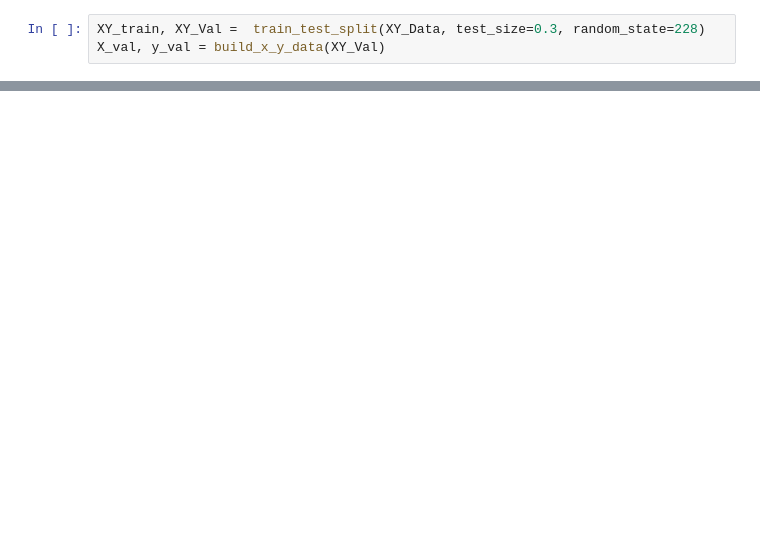
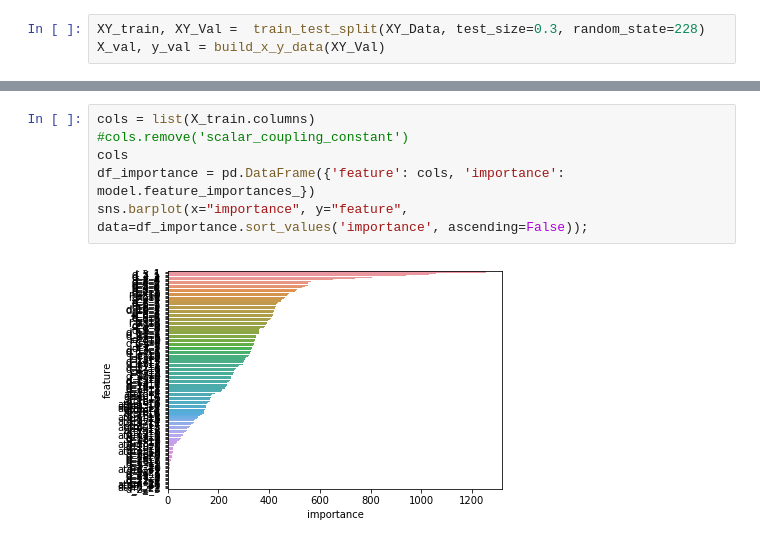
Before and after one commit to dmvlasenk/Kaggle_Predicting_Molecular_Properties, a Jupyter notebook: src/SingleTraning.ipynb, the cells around one changed output, grey strips where cells are left out. Saved outputs shown, nothing was run; the diff lists cells and outputs as text; blank space fills up the shorter version.

```diff
--- a/src/SingleTraning.ipynb
+++ b/src/SingleTraning.ipynb
@@ -77,0 +89,8 @@ plt.grid(True)
+# %%
+cols = list(X_train.columns)
+#cols.remove('scalar_coupling_constant')
+cols
+df_importance = pd.DataFrame({'feature': cols, 'importance': model.feature_importances_})
+sns.barplot(x="importance", y="feature", data=df_importance.sort_values('importance', ascending=False));
+# %% [output]
+[figure, added]
```
Also changed, not shown: parts of 11 cells of this notebook, 2 other files.
